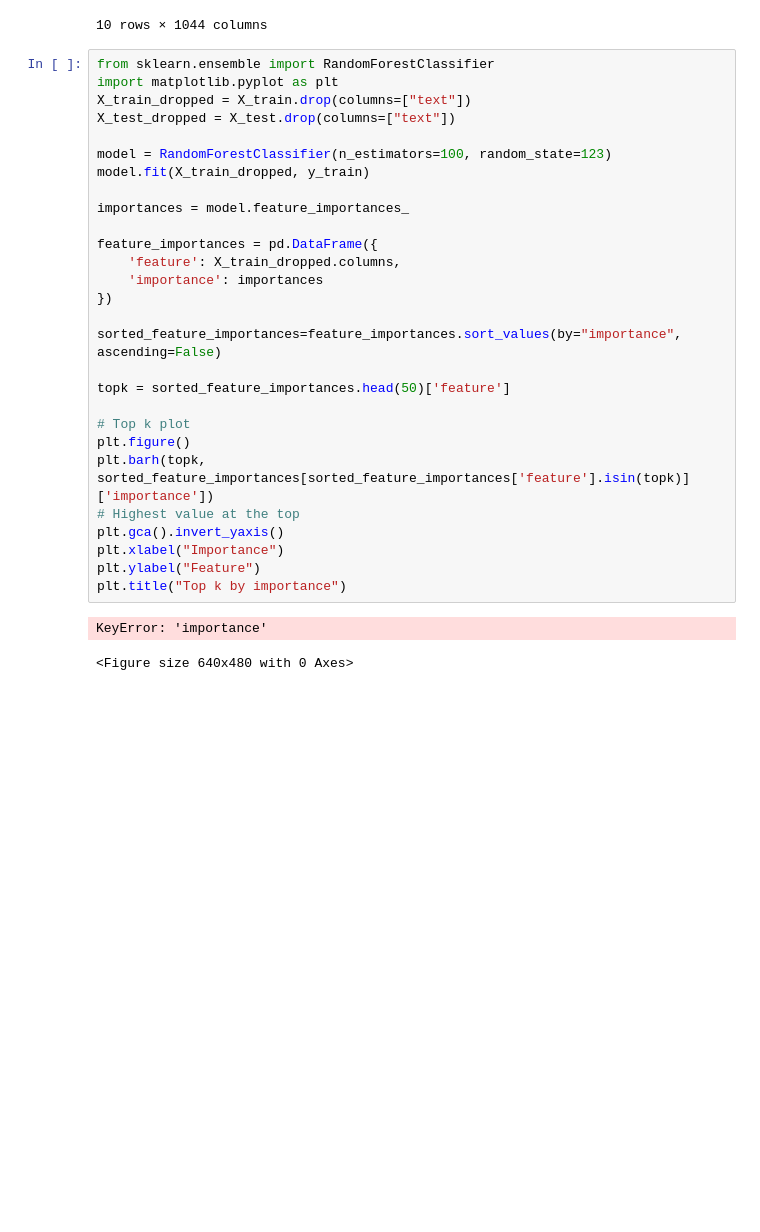
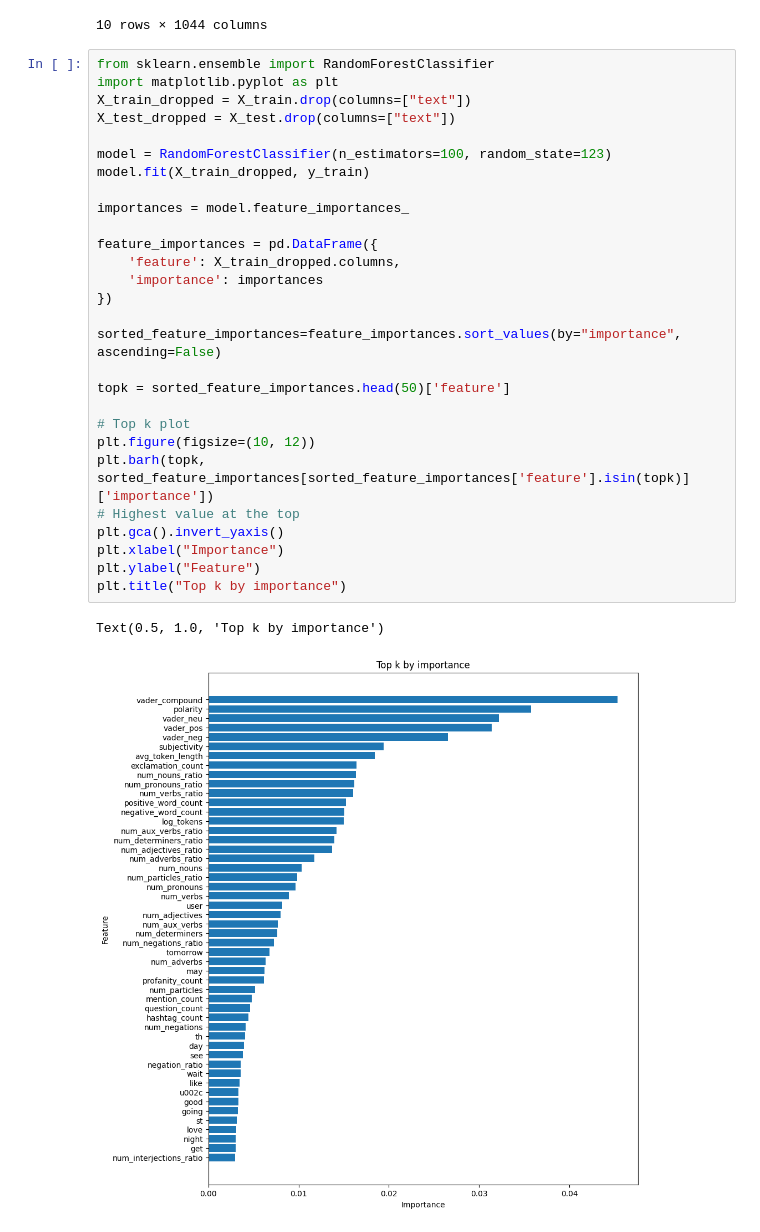
Before and after one commit to gpaphitis/epl499_group_project_team_2, a Jupyter notebook: EPL499_Twitter_Sentiment_Classification_TEAM_2.ipynb, the cells around one changed output. Drawn from its saved outputs; the diff is of its cells as text; blank space fills up the shorter version.

```diff
--- a/EPL499_Twitter_Sentiment_Classification_TEAM_2.ipynb
+++ b/EPL499_Twitter_Sentiment_Classification_TEAM_2.ipynb
@@ -353,34 +354,34 @@ X_train.head(10)
 # %%
 from sklearn.ensemble import RandomForestClassifier
 import matplotlib.pyplot as plt
 X_train_dropped = X_train.drop(columns=["text"])
 X_test_dropped = X_test.drop(columns=["text"])
 
 model = RandomForestClassifier(n_estimators=100, random_state=123)
 model.fit(X_train_dropped, y_train)
 
 importances = model.feature_importances_
 
 feature_importances = pd.DataFrame({
     'feature': X_train_dropped.columns,
     'importance': importances
 })
 
 sorted_feature_importances=feature_importances.sort_values(by="importance", ascending=False)
 
 topk = sorted_feature_importances.head(50)['feature']
 
 # Top k plot
-plt.figure()
+plt.figure(figsize=(10, 12))
 plt.barh(topk, sorted_feature_importances[sorted_feature_importances['feature'].isin(topk)]['importance'])
 # Highest value at the top
 plt.gca().invert_yaxis()
 plt.xlabel("Importance")
 plt.ylabel("Feature")
 plt.title("Top k by importance")
 # %% [output]
-KeyError: 'importance'
+Text(0.5, 1.0, 'Top k by importance')
-<Figure size 640x480 with 0 Axes>
+[figure, added]
 # %%
 import tensorflow as tf
 from tensorflow.keras.models import Sequential
```
Also changed, not shown: parts of 7 cells of this notebook.
